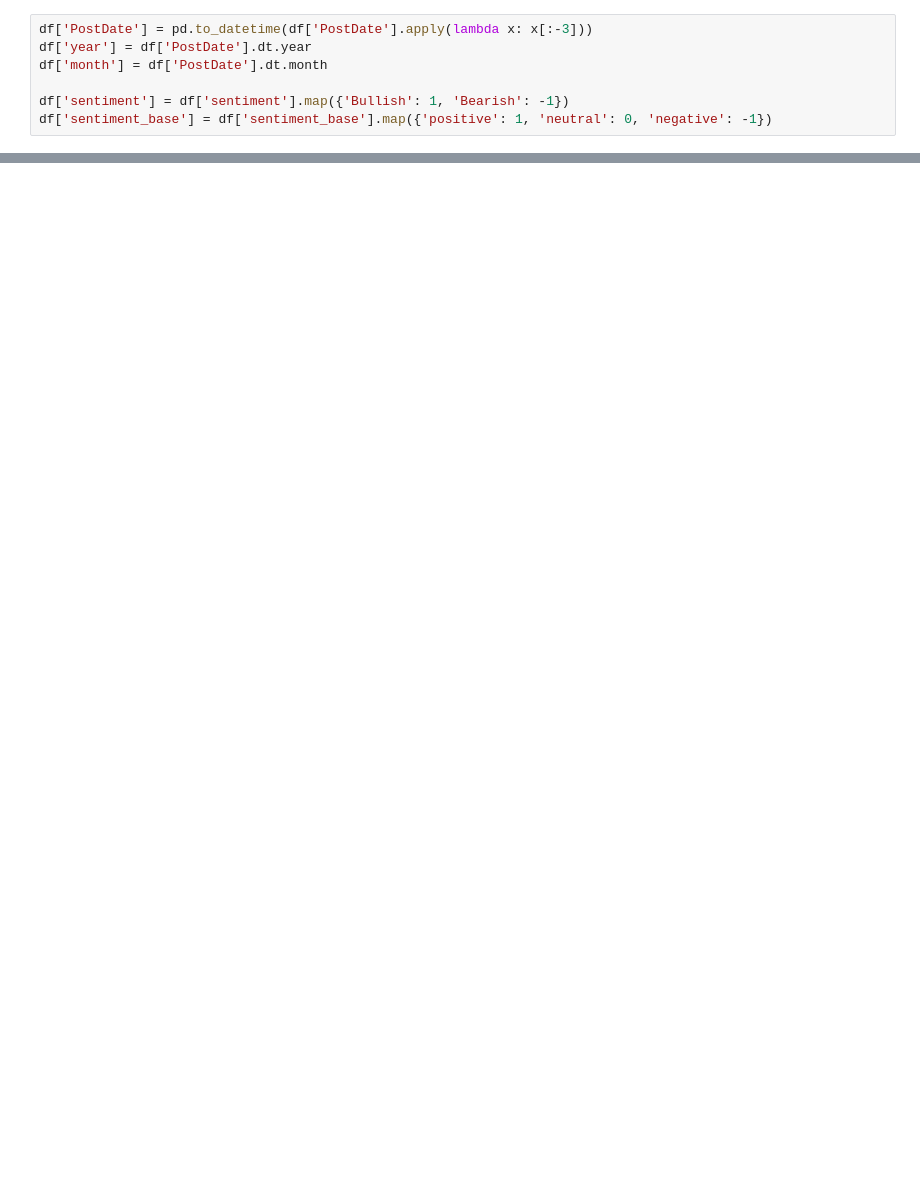
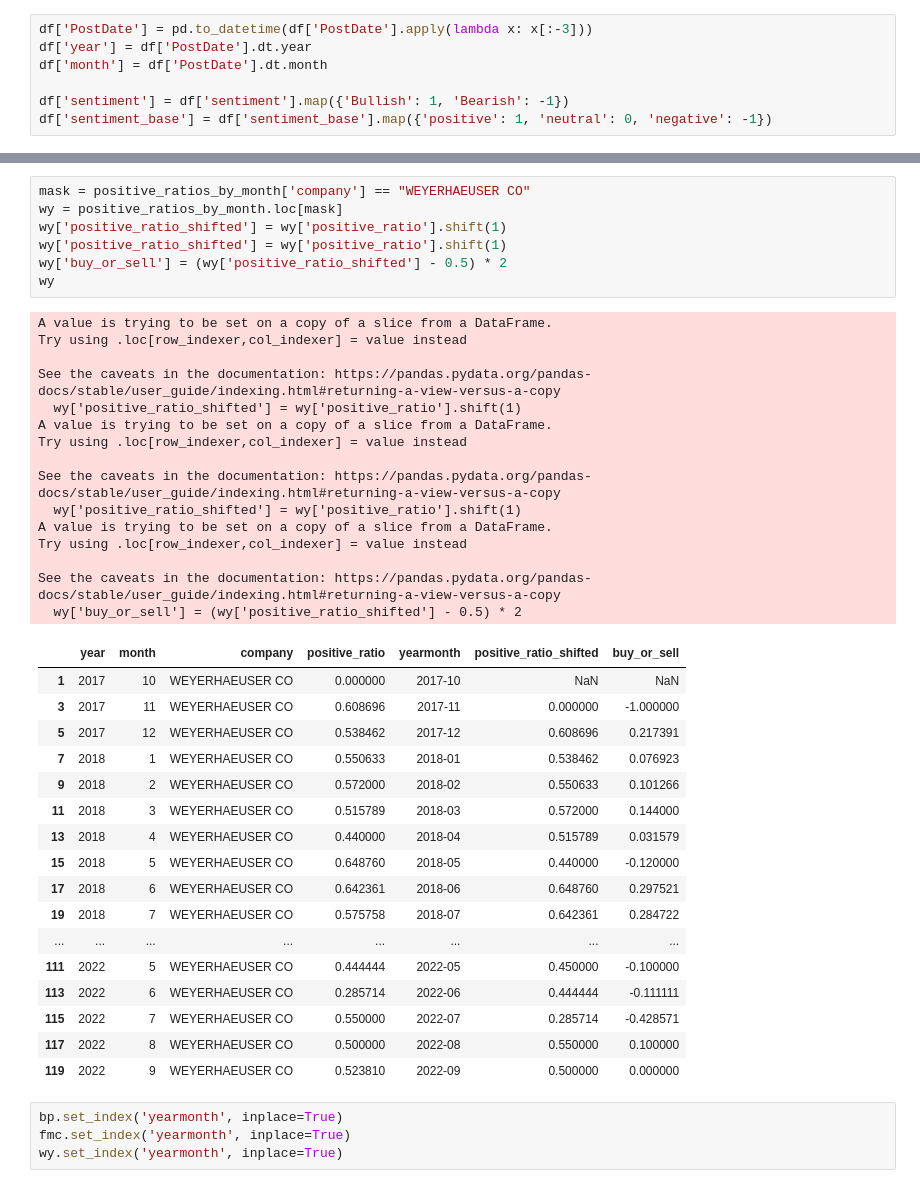
Before and after one commit to Pse1234/sentimental-analysis-energy-stocks, a Jupyter notebook: src/model/asdf.ipynb, the cells around one changed output, grey strips where cells are left out. Drawn from its saved outputs; the diff is of its cells as text; blank space fills up the shorter version.

```diff
--- a/src/model/asdf.ipynb
+++ b/src/model/asdf.ipynb
@@ -103,0 +102,44 @@ print("Positive tweets with sentiment_base 1 in September 2022:", positive_tweet
+# %%
+mask = positive_ratios_by_month['company'] == "WEYERHAEUSER CO"
+wy = positive_ratios_by_month.loc[mask]
+wy['positive_ratio_shifted'] = wy['positive_ratio'].shift(1)
+wy['positive_ratio_shifted'] = wy['positive_ratio'].shift(1)
+wy['buy_or_sell'] = (wy['positive_ratio_shifted'] - 0.5) * 2
+wy
+# %% [output]
+A value is trying to be set on a copy of a slice from a DataFrame.
+Try using .loc[row_indexer,col_indexer] = value instead
+
+See the caveats in the documentation: https://pandas.pydata.org/pandas-docs/stable/user_guide/indexing.html#returning-a-view-versus-a-copy
+  wy['positive_ratio_shifted'] = wy['positive_ratio'].shift(1)
+A value is trying to be set on a copy of a slice from a DataFrame.
+Try using .loc[row_indexer,col_indexer] = value instead
+
+See the caveats in the documentation: https://pandas.pydata.org/pandas-docs/stable/user_guide/indexing.html#returning-a-view-versus-a-copy
+  wy['positive_ratio_shifted'] = wy['positive_ratio'].shift(1)
+A value is trying to be set on a copy of a slice from a DataFrame.
+Try using .loc[row_indexer,col_indexer] = value instead
+
+See the caveats in the documentation: https://pandas.pydata.org/pandas-docs/stable/user_guide/indexing.html#returning-a-view-versus-a-copy
+  wy['buy_or_sell'] = (wy['positive_ratio_shifted'] - 0.5) * 2
+|  | year | month | company | positive_ratio | yearmonth | positive_ratio_shifted | buy_or_sell |
+| 1 | 2017 | 10 | WEYERHAEUSER CO | 0.000000 | 2017-10 | NaN | NaN |
+| 3 | 2017 | 11 | WEYERHAEUSER CO | 0.608696 | 2017-11 | 0.000000 | -1.000000 |
+| 5 | 2017 | 12 | WEYERHAEUSER CO | 0.538462 | 2017-12 | 0.608696 | 0.217391 |
+| 7 | 2018 | 1 | WEYERHAEUSER CO | 0.550633 | 2018-01 | 0.538462 | 0.076923 |
+| 9 | 2018 | 2 | WEYERHAEUSER CO | 0.572000 | 2018-02 | 0.550633 | 0.101266 |
+| 11 | 2018 | 3 | WEYERHAEUSER CO | 0.515789 | 2018-03 | 0.572000 | 0.144000 |
+| 13 | 2018 | 4 | WEYERHAEUSER CO | 0.440000 | 2018-04 | 0.515789 | 0.031579 |
+| 15 | 2018 | 5 | WEYERHAEUSER CO | 0.648760 | 2018-05 | 0.440000 | -0.120000 |
+| 17 | 2018 | 6 | WEYERHAEUSER CO | 0.642361 | 2018-06 | 0.648760 | 0.297521 |
+| 19 | 2018 | 7 | WEYERHAEUSER CO | 0.575758 | 2018-07 | 0.642361 | 0.284722 |
+| ... | ... | ... | ... | ... | ... | ... | ... |
+| 111 | 2022 | 5 | WEYERHAEUSER CO | 0.444444 | 2022-05 | 0.450000 | -0.100000 |
+| 113 | 2022 | 6 | WEYERHAEUSER CO | 0.285714 | 2022-06 | 0.444444 | -0.111111 |
+| 115 | 2022 | 7 | WEYERHAEUSER CO | 0.550000 | 2022-07 | 0.285714 | -0.428571 |
+| 117 | 2022 | 8 | WEYERHAEUSER CO | 0.500000 | 2022-08 | 0.550000 | 0.100000 |
+| 119 | 2022 | 9 | WEYERHAEUSER CO | 0.523810 | 2022-09 | 0.500000 | 0.000000 |
+# %%
+bp.set_index('yearmonth', inplace=True)
+fmc.set_index('yearmonth', inplace=True)
+wy.set_index('yearmonth', inplace=True)
```
Also changed, not shown: parts of 14 cells of this notebook.
